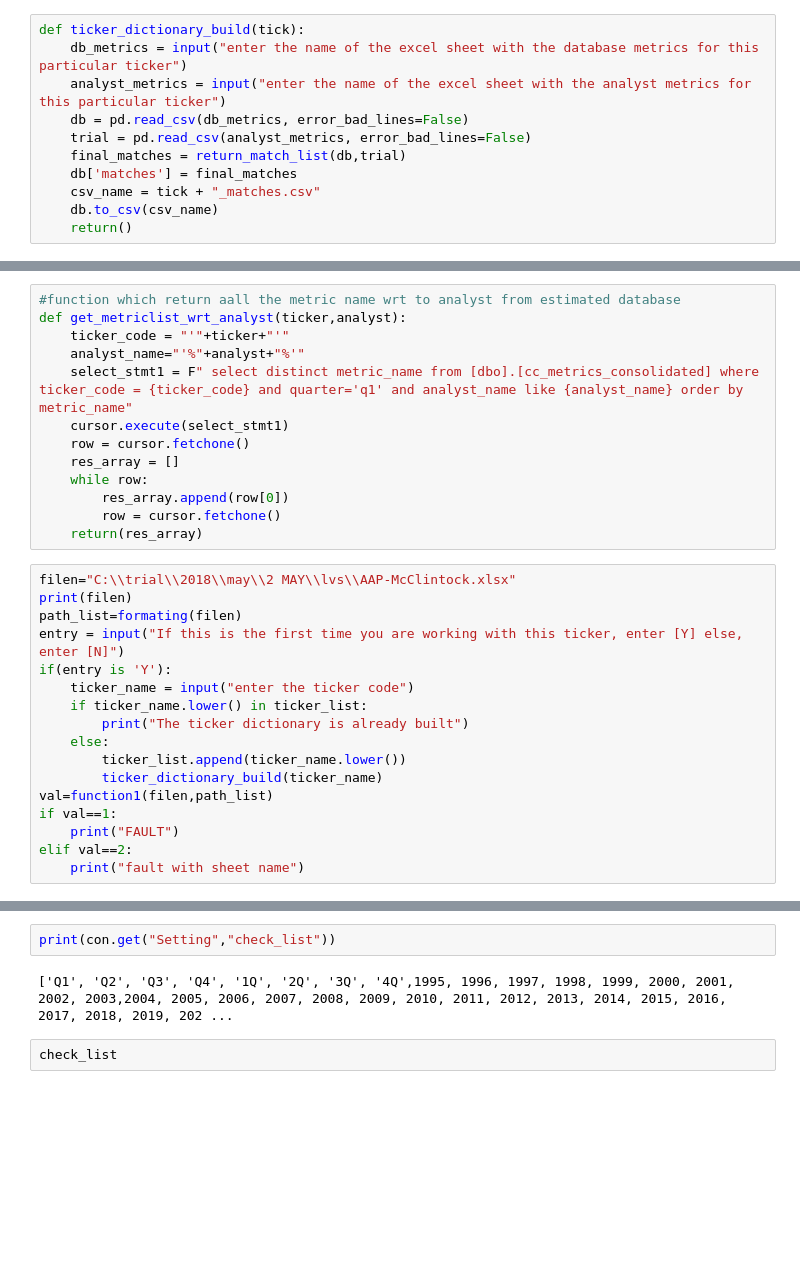
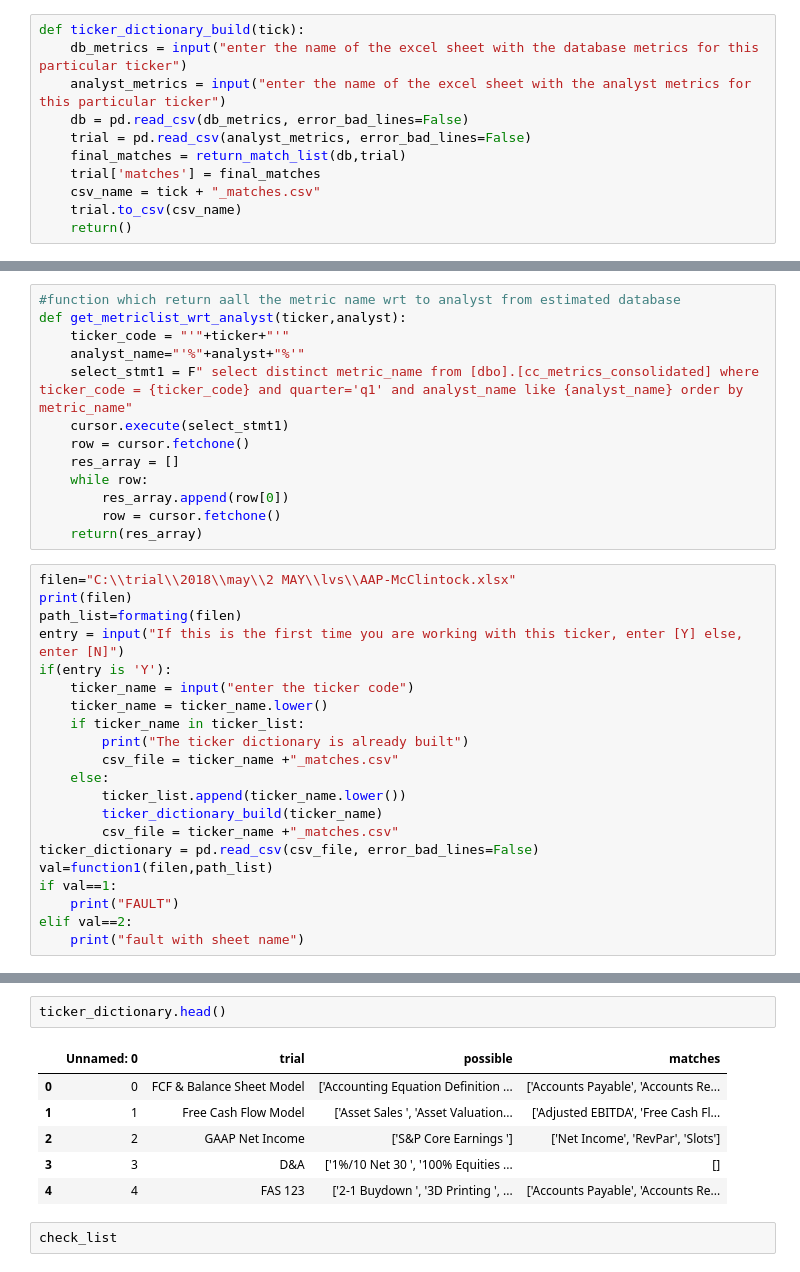
Before and after one commit to archit1998/Thapovan2, a Jupyter notebook: team2.ipynb, the cells around one changed output, grey strips where cells are left out. Saved outputs shown, nothing was run; the diff lists cells and outputs as text; blank space fills up the shorter version.

```diff
--- a/team2.ipynb
+++ b/team2.ipynb
@@ -194,9 +194,9 @@ def ticker_dictionary_build(tick):
     db = pd.read_csv(db_metrics, error_bad_lines=False)
     trial = pd.read_csv(analyst_metrics, error_bad_lines=False)
     final_matches = return_match_list(db,trial)
-    db['matches'] = final_matches
+    trial['matches'] = final_matches
     csv_name = tick + "_matches.csv"
-    db.to_csv(csv_name)
+    trial.to_csv(csv_name)
     return()
 # %%
 #connection to database:
@@ -681,11 +686,15 @@ path_list=formating(filen)
 entry = input("If this is the first time you are working with this ticker, enter [Y] else, enter [N]")
 if(entry is 'Y'):
     ticker_name = input("enter the ticker code")
-    if ticker_name.lower() in ticker_list:
+    ticker_name = ticker_name.lower()
+    if ticker_name in ticker_list:
         print("The ticker dictionary is already built")
+        csv_file = ticker_name +"_matches.csv"
     else:
         ticker_list.append(ticker_name.lower())
         ticker_dictionary_build(ticker_name)
+        csv_file = ticker_name +"_matches.csv"
+ticker_dictionary = pd.read_csv(csv_file, error_bad_lines=False)
 val=function1(filen,path_list)
 if val==1:
     print("FAULT")
@@ -778,7 +771,12 @@ KeyboardInterrupt:
-# %%
-print(con.get("Setting","check_list"))
-# %% [output]
-['Q1', 'Q2', 'Q3', 'Q4', '1Q', '2Q', '3Q', '4Q',1995, 1996, 1997, 1998, 1999, 2000, 2001, 2002, 2003,2004, 2005, 2006, 2007, 2008, 2009, 2010, 2011, 2012, 2013, 2014, 2015, 2016, 2017, 2018, 2019, 202 ...
+# %%
+ticker_dictionary.head()
+# %% [output]
+|  | Unnamed: 0 | trial | possible | matches |
+| 0 | 0 | FCF & Balance Sheet Model | ['Accounting Equation Definition ... | ['Accounts Payable', 'Accounts Re... |
+| 1 | 1 | Free Cash Flow Model | ['Asset Sales ', 'Asset Valuation... | ['Adjusted EBITDA', 'Free Cash Fl... |
+| 2 | 2 | GAAP Net Income | ['S&P Core Earnings '] | ['Net Income', 'RevPar', 'Slots'] |
+| 3 | 3 | D&A | ['1%/10 Net 30 ', '100% Equities ... | [] |
+| 4 | 4 | FAS 123 | ['2-1 Buydown ', '3D Printing ', ... | ['Accounts Payable', 'Accounts Re... |
 # %%
 check_list
 # %% [output]
```
Also changed, not shown: parts of 6 cells of this notebook.
